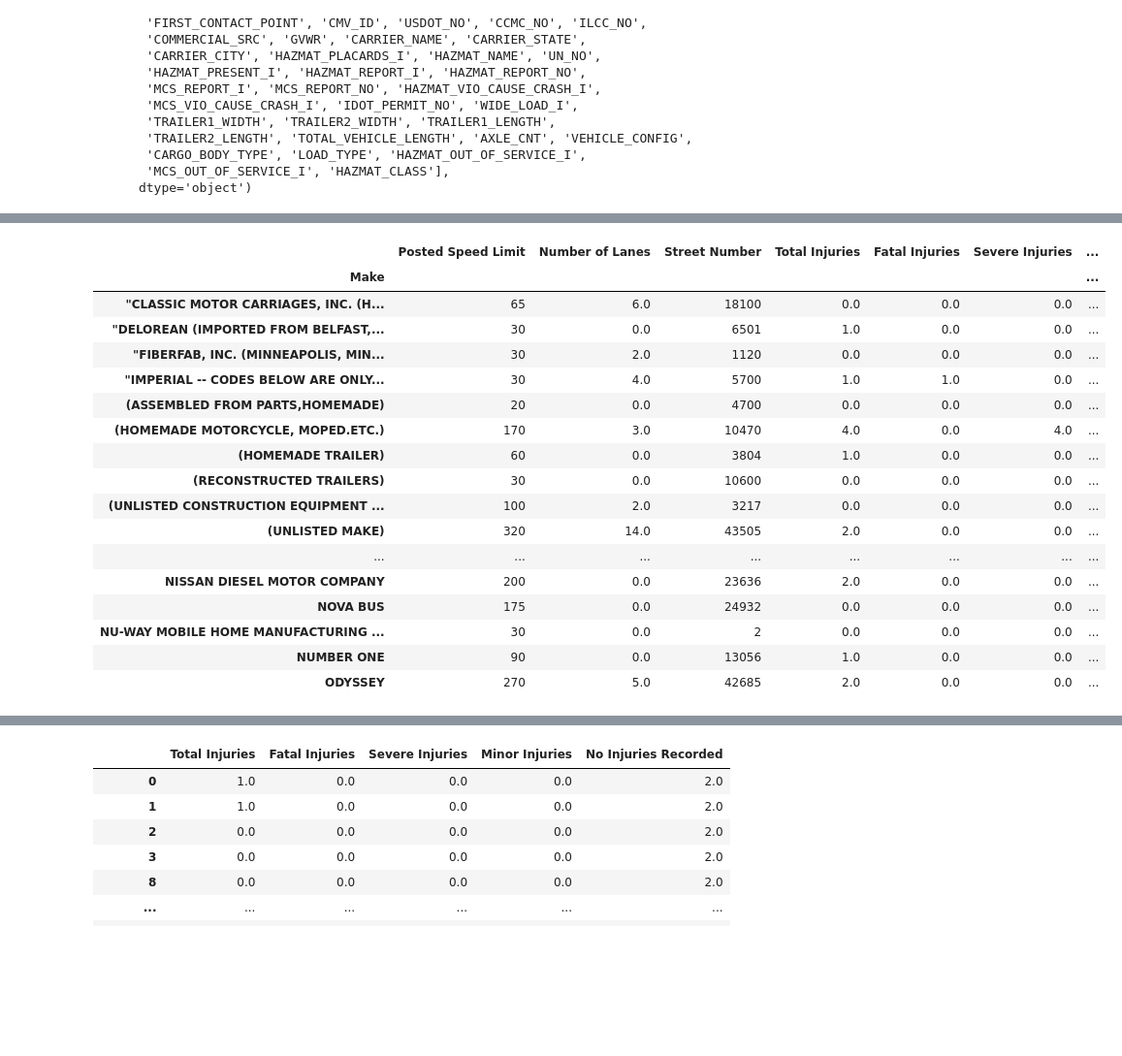
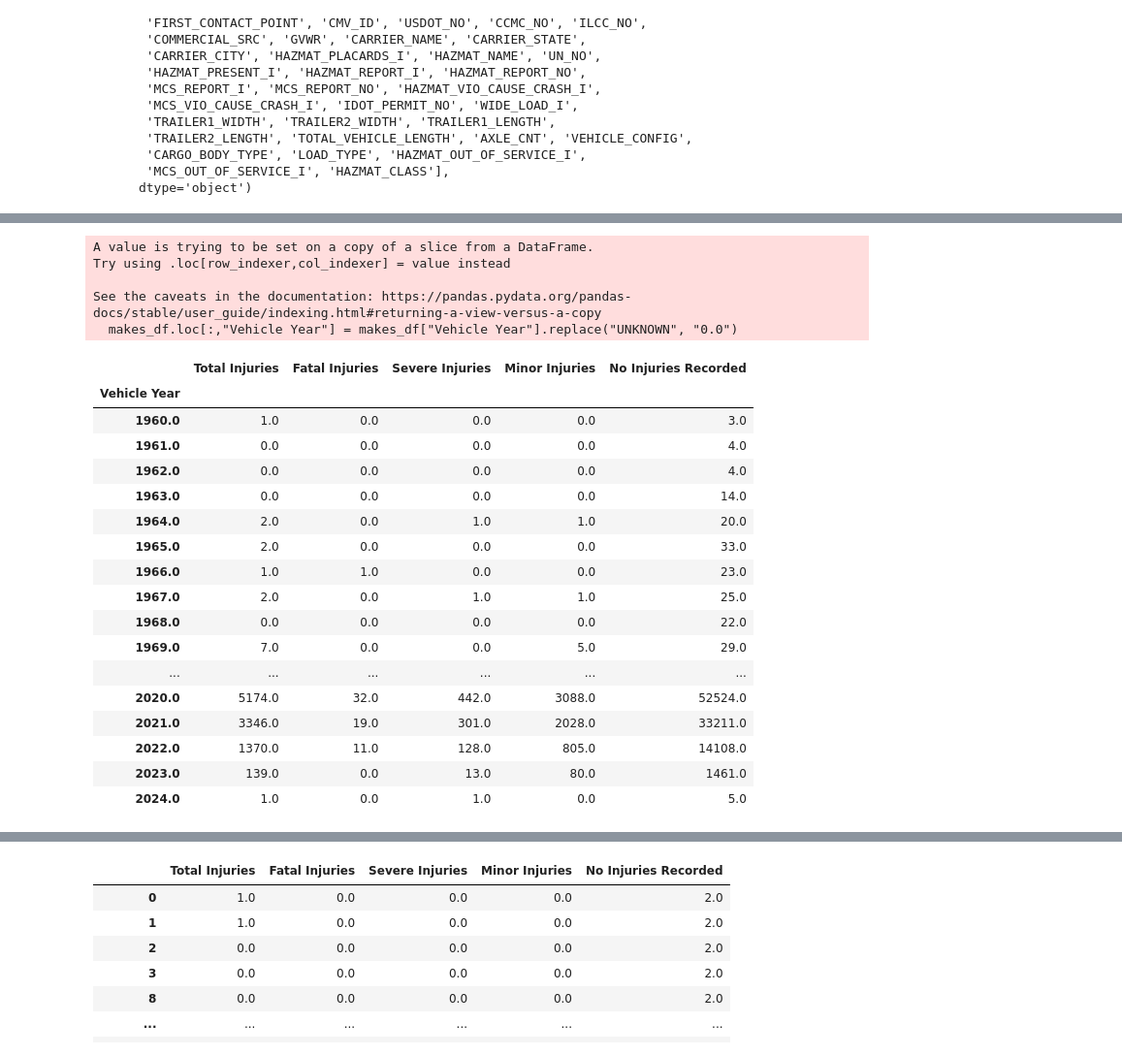
Before and after one commit to jngreco/Team-AutoCrash-Project, a Jupyter notebook: Chicago_Data-michael.ipynb, the cells around one changed output, grey strips where cells are left out. Shown: that part at 97% size. Cells and saved outputs as stored; diff of their text form; code cells hidden in the pictures; blank space fills up the shorter version.

Commit message:
vehicle data cleanups

```diff
--- a/Chicago_Data-michael.ipynb
+++ b/Chicago_Data-michael.ipynb
@@ -523,6 +518,9 @@ YUKON DELTA                                                   48
 Name: Make, dtype: int64
 # %%
-car_makes=['CHEVROLET', 'FORD', 'NISSAN', 'HONDA', 'TOYOTA', 'DODGE', 'HYUNDAI', 'JEEP', 'VOLKSWAGEN', 'CHRYSLER', 'BUICK', 'LEXUS']
+car_makes=['CHEVROLET', 'TOYOTA', 'FORD', 'NISSAN', 'HONDA', 'DODGE', 'HYUNDAI', 'JEEP', 'KIA', 'VOLKSWAGEN', 'CHRYSLER', 'BUICK', 'GMC',
+           'LEXUS', 'MERCEDES-BENZ', 'BMW', 'MAZDA', 'ACURA', 'CADILLAC', 'INFINITY', 'PONTIAC', 'SUBARU', 'MITSUBISHI', 'AUDI', 'LINCOLN',
+           'MERCURY', 'SATURN', 'VOLVO', 'LAND ROVER', 'SCION', 'OLDSMOBILE', 'ISUZU', 'TESLA', 'JAGUAR', 'PORSCHE', 'SUZUKI', 'MINI',
+           'FIAT', 'SAAB', 'RANGE ROVER OF NORTH AMERICA']
 makes_df=car_df.loc[car_df["Make"].isin(car_makes)]
 makes_df["Make"].value_counts()
 # %% [output]
@@ -542,26 +560,45 @@ Name: Make, dtype: int64
+# %%
+# Change "UNKNOWN to a number, so we can use numerical conditionals:
+
+# makes_df["Vehicle Year"] = replace_df["Vehicle Year"].fillna("UNKNOWN") # <-- Gives warning recommending to use .loc syntax
+makes_df.loc[:,"Vehicle Year"] = makes_df["Vehicle Year"].replace("UNKNOWN", "0.0")
+# %% [output]
+A value is trying to be set on a copy of a slice from a DataFrame.
+Try using .loc[row_indexer,col_indexer] = value instead
+
+See the caveats in the documentation: https://pandas.pydata.org/pandas-docs/stable/user_guide/indexing.html#returning-a-view-versus-a-copy
+  makes_df.loc[:,"Vehicle Year"] = makes_df["Vehicle Year"].replace("UNKNOWN", "0.0")
+# %%
+# makes_df["Vehicle Year"].value_counts().nlargest(10)
+# Change Vehicle Year to an int:
+# makes_df["Vehicle Year"] = makes_df["Vehicle Year"].astype(float)
+# makes_df.dtypes
+years_df = makes_df.loc[ (makes_df["Vehicle Year"] >= 1960) & (makes_df["Vehicle Year"] < 2025),:]
 # %%
-car_df_groupby_make = car_df.groupby('Make')
+# makes_df_groupby_make = makes_df.groupby(['Make', 'Model'])
+years_df_groupby_year = years_df.groupby(['Vehicle Year'])
 # %%
-car_df_groupby_make.sum()
+pd.options.display.max_rows = 2000
+years_df_groupby_year[['Total Injuries','Fatal Injuries', 'Severe Injuries', 'Minor Injuries', 'No Injuries Recorded']].sum()
 # %% [output]
-|  | Posted Speed Limit | Number of Lanes | Street Number | Total Injuries | Fatal Injuries | Severe Injuries | ... |
-| Make |  |  |  |  |  |  | ... |
-| "CLASSIC MOTOR CARRIAGES, INC. (H... | 65 | 6.0 | 18100 | 0.0 | 0.0 | 0.0 | ... |
-| "DELOREAN (IMPORTED FROM BELFAST,... | 30 | 0.0 | 6501 | 1.0 | 0.0 | 0.0 | ... |
-| "FIBERFAB, INC. (MINNEAPOLIS, MIN... | 30 | 2.0 | 1120 | 0.0 | 0.0 | 0.0 | ... |
-| "IMPERIAL -- CODES BELOW ARE ONLY... | 30 | 4.0 | 5700 | 1.0 | 1.0 | 0.0 | ... |
-| (ASSEMBLED FROM PARTS,HOMEMADE) | 20 | 0.0 | 4700 | 0.0 | 0.0 | 0.0 | ... |
-| (HOMEMADE MOTORCYCLE, MOPED.ETC.) | 170 | 3.0 | 10470 | 4.0 | 0.0 | 4.0 | ... |
-| (HOMEMADE TRAILER) | 60 | 0.0 | 3804 | 1.0 | 0.0 | 0.0 | ... |
-| (RECONSTRUCTED TRAILERS) | 30 | 0.0 | 10600 | 0.0 | 0.0 | 0.0 | ... |
-| (UNLISTED CONSTRUCTION EQUIPMENT ... | 100 | 2.0 | 3217 | 0.0 | 0.0 | 0.0 | ... |
-| (UNLISTED MAKE) | 320 | 14.0 | 43505 | 2.0 | 0.0 | 0.0 | ... |
-| ... | ... | ... | ... | ... | ... | ... | ... |
-| NISSAN DIESEL MOTOR COMPANY | 200 | 0.0 | 23636 | 2.0 | 0.0 | 0.0 | ... |
-| NOVA BUS | 175 | 0.0 | 24932 | 0.0 | 0.0 | 0.0 | ... |
-| NU-WAY MOBILE HOME MANUFACTURING ... | 30 | 0.0 | 2 | 0.0 | 0.0 | 0.0 | ... |
-| NUMBER ONE | 90 | 0.0 | 13056 | 1.0 | 0.0 | 0.0 | ... |
-| ODYSSEY | 270 | 5.0 | 42685 | 2.0 | 0.0 | 0.0 | ... |
+|  | Total Injuries | Fatal Injuries | Severe Injuries | Minor Injuries | No Injuries Recorded |
+| Vehicle Year |  |  |  |  |  |
+| 1960.0 | 1.0 | 0.0 | 0.0 | 0.0 | 3.0 |
+| 1961.0 | 0.0 | 0.0 | 0.0 | 0.0 | 4.0 |
+| 1962.0 | 0.0 | 0.0 | 0.0 | 0.0 | 4.0 |
+| 1963.0 | 0.0 | 0.0 | 0.0 | 0.0 | 14.0 |
+| 1964.0 | 2.0 | 0.0 | 1.0 | 1.0 | 20.0 |
+| 1965.0 | 2.0 | 0.0 | 0.0 | 0.0 | 33.0 |
+| 1966.0 | 1.0 | 1.0 | 0.0 | 0.0 | 23.0 |
+| 1967.0 | 2.0 | 0.0 | 1.0 | 1.0 | 25.0 |
+| 1968.0 | 0.0 | 0.0 | 0.0 | 0.0 | 22.0 |
+| 1969.0 | 7.0 | 0.0 | 0.0 | 5.0 | 29.0 |
+| ... | ... | ... | ... | ... | ... |
+| 2020.0 | 5174.0 | 32.0 | 442.0 | 3088.0 | 52524.0 |
+| 2021.0 | 3346.0 | 19.0 | 301.0 | 2028.0 | 33211.0 |
+| 2022.0 | 1370.0 | 11.0 | 128.0 | 805.0 | 14108.0 |
+| 2023.0 | 139.0 | 0.0 | 13.0 | 80.0 | 1461.0 |
+| 2024.0 | 1.0 | 0.0 | 1.0 | 0.0 | 5.0 |
 # %%
 print(car_df["Vehicle Type"].unique())
 print(car_df.columns)
```
Also changed, not shown: parts of 24 cells of this notebook.
